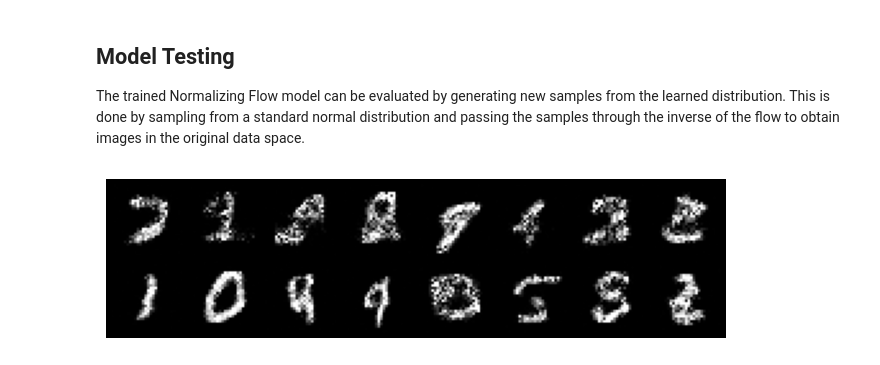
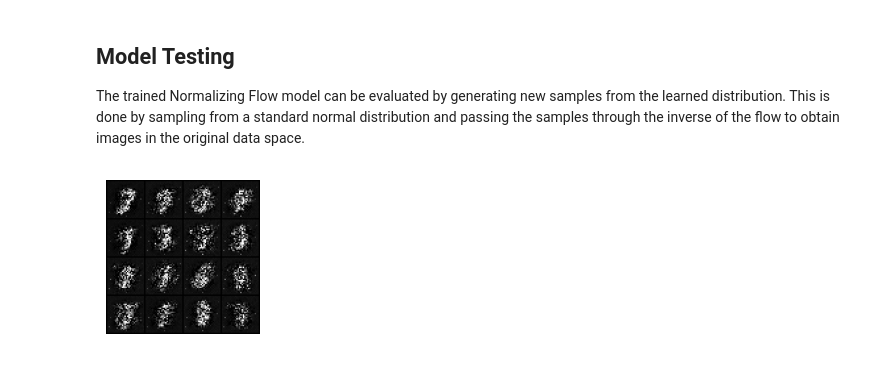
Before and after one commit to roatienza/Deep-Learning-Experiments, a Jupyter notebook: versions/2025/flow/python/normalizing_flow_mnist.ipynb, the cells around one changed output. Saved outputs shown, nothing was run; the diff lists cells and outputs as text; code cells hidden in the pictures.

```diff
--- a/versions/2025/flow/python/normalizing_flow_mnist.ipynb
+++ b/versions/2025/flow/python/normalizing_flow_mnist.ipynb
@@ -140,7 +140,7 @@ class NormalizingFlow(nn.Module):
         z, log_det = self.forward(x)
         # Standard normal log probability
         log_pz = -0.5 * (z.pow(2).sum(dim=1) + self.dim * math.log(2 * math.pi))
-        return log_pz + log_det
+        return log_pz, log_det
 
     def sample(self, num_samples: int, device: torch.device) -> torch.Tensor:
         """Sample from the model by inverting noise"""
@@ -154,12 +154,12 @@ class NormalizingFlow(nn.Module):
 The Normalizing Flow model is trained by maximizing the log-likelihood of the training data. The training loop iterates over the dataset, computes the negative log-likelihood loss, and updates the model parameters using the Adam optimizer. The model's performance is monitored by generating and saving sample images at regular intervals during training.
 # %%
 device = torch.device("cuda" if torch.cuda.is_available() else "cpu")
-num_epochs = 100
+num_epochs = 50
 batch_size = 64
 lr = 1e-3
 dim = 28 * 28
 n_layers = 6
-hidden = 512
+hidden = 1024
 model = NormalizingFlow(dim=dim, hidden=hidden, n_layers=n_layers).to(device)
 print(model)
 print(f"Number of model parameters: {sum(p.numel() for p in model.parameters())/1e6:.2f} million")
@@ -191,21 +191,25 @@ model.train()
 # Train the model for the specified number of epochs
 for epoch in range(num_epochs):
     total_loss = 0.0
+    total_log_px = 0.0
+    total_log_det = 0.0
     for batch_idx, (x, _) in enumerate(train_loader):
         x = x.to(device)
         optimizer.zero_grad()
-        log_px = model.log_prob(x)
+        log_px, log_det = model.log_prob(x)
         # we maximize log-likelihood -> minimize negative log-likelihood
-        loss = -log_px.mean()
+        loss = -log_px.mean() - log_det.mean()
         loss.backward()
         optimizer.step()
 
         total_loss += loss.item()
-
+        total_log_px += log_px.sum().item()
+        total_log_det += log_det.sum().item()
 
     lr = scheduler.get_last_lr()[0]
     scheduler.step()
     print(f"Epoch {epoch}, avg loss: {total_loss / (batch_idx + 1):.4f}, lr: {lr:.6f}")
+    print(f"    avg log p(x): {total_log_px / (batch_idx + 1):.4f}, avg log|det J|: {total_log_det / (batch_idx + 1):.4f}")
 # %% [output]
 NormalizingFlow(
   (layers): ModuleList(
@@ -232,15 +235,16 @@ The trained Normalizing Flow model can be evaluated by generating new samples fr
 # %%
 model.eval()
 with torch.no_grad():
     samples = model.sample(16, device=device)  # (16, dim)
     imgs = samples.view(-1, 1, 28, 28)
+    # imgs = (imgs + 1) / 2.0
     # Clamp to valid range [0, 1] for MNIST
     imgs = torch.clamp(imgs, 0.0, 1.0)
-    grid = utils.make_grid(imgs, nrow=8, padding=2, normalize=False)
+    grid = utils.make_grid(imgs, nrow=4, padding=0, normalize=False)
     # visualize the samples inline (if using Jupyter)
-    plt.figure(figsize=(8, 8))
+    plt.figure(figsize=(2, 2))
     plt.axis('off')
     plt.imshow(grid.permute(1, 2, 0).cpu().numpy(), cmap='gray')
     plt.show()
 # %% [output]
-[figure, old version]
+[figure, new version]
```
Also changed, not shown: parts of 1 cell of this notebook, 2 other files.
